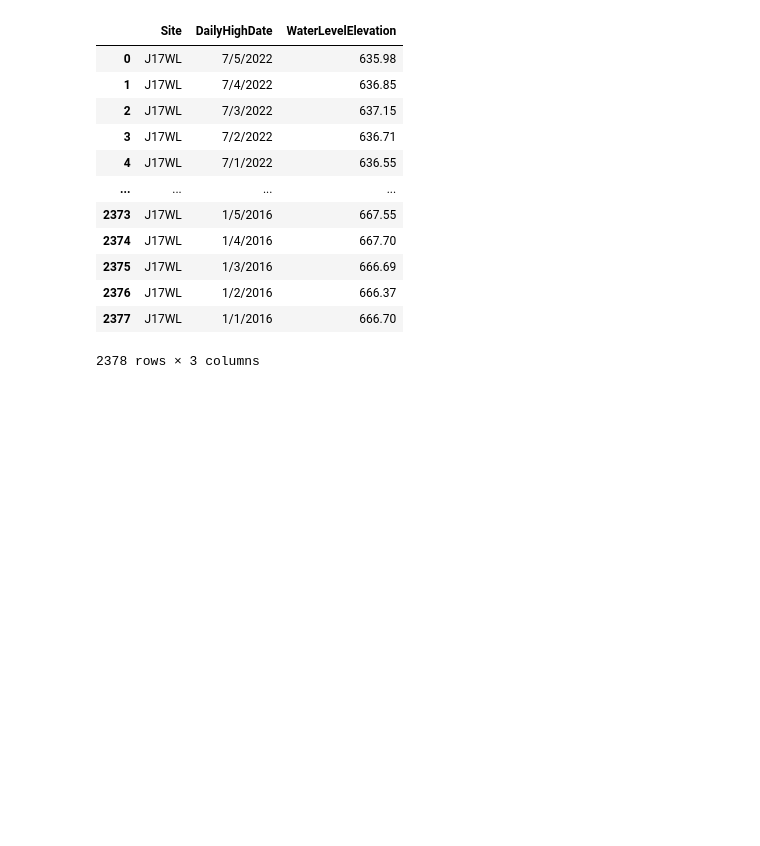
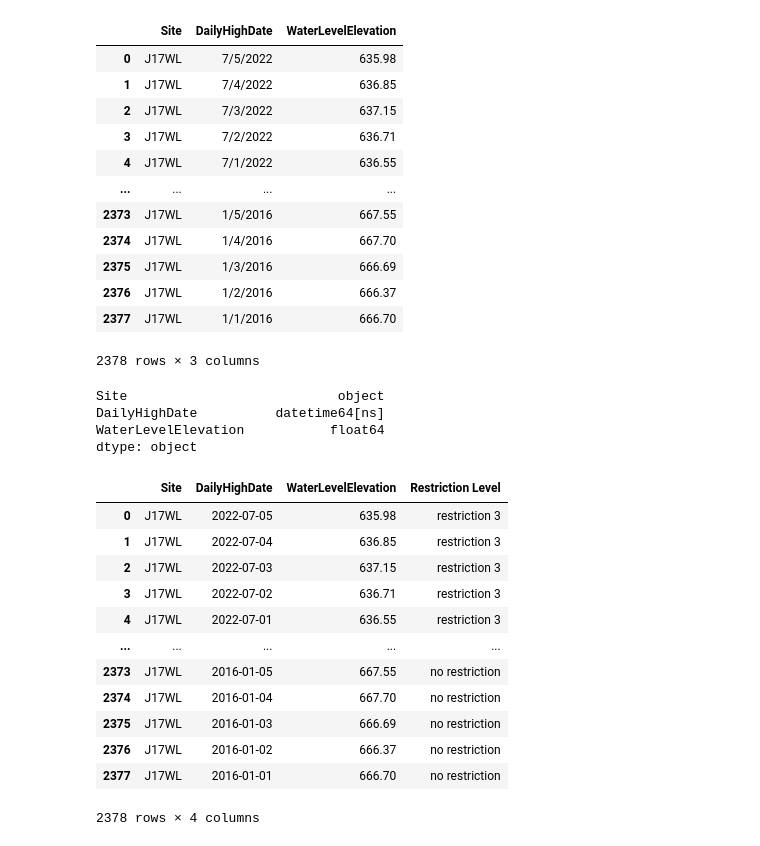
Before and after one commit to Shwetbaba/A-Review-of-the-Effectiveness-of-the-San-Antonio-Water-System-SAWS-Water-Restrictions-Policies, a Jupyter notebook: Group Project-1 Master Code.ipynb, the cells around one changed output. Saved outputs shown, nothing was run; the diff lists cells and outputs as text; code cells hidden in the pictures; blank space fills up the shorter version.

```diff
--- a/Group Project-1 Master Code.ipynb
+++ b/Group Project-1 Master Code.ipynb
@@ -10,12 +13,12 @@ from pprint import pprint
 # %%
 Weather_Path = "Clean Data/SAWeatherAll.csv"
-Drought_Path = "Clean Data/BexarCountyDrought.csv"
+Drought_Path = "Clean Data/dm_export_20160705_20220705.csv"
 J17_Well_Path = "Clean Data/j17.csv"
 
 
 Weather_Data_df = pd.read_csv(Weather_Path, encoding="utf-8")
 Drought_Data_df = pd.read_csv(Drought_Path, encoding="utf-8")
-J17_well_Data_df = pd.read_csv(J17_well_Path, encoding="utf-8")
+J17_Well_Data_df = pd.read_csv(J17_Well_Path, encoding="utf-8")
 # %%
 Weather_Data_df
 # %% [output]
@@ -37,7 +67,7 @@ Weather_Data_df
 # double check and ensure its J17 only
 #clean it
 
-J17_Well_Data_df = J17_well_Data_df.dropna()
+J17_Well_Data_df = J17_Well_Data_df.dropna()
 J17_Well_Data_df
 # %% [output]
 |  | Site | DailyHighDate | WaterLevelElevation |
@@ -53,7 +83,37 @@ J17_Well_Data_df
 | 2376 | J17WL | 1/2/2016 | 666.37 |
 | 2377 | J17WL | 1/1/2016 | 666.70 |
 2378 rows × 3 columns
+# %%
+J17_Well_Data_df = J17_Well_Data_df.dropna()
+J17_Well_Data_df["DailyHighDate"]= pd.to_datetime(J17_Well_Data_df["DailyHighDate"])
+J17_Well_Data_df.dtypes
+# %% [output]
+Site                           object
+DailyHighDate          datetime64[ns]
+WaterLevelElevation           float64
+dtype: object
+# %%
+#create bins for aquifer water level
+waterlevel = [0, 639, 649, 659, 700]
+
+# Create the names for what restriction the city will be placed under based on water level
+restriction = ["restriction 3", " restriction 2", "restriction 1", "no restriction"]
+
+#create a new column for restriction level, we can filter based off these later
+J17_Well_Data_df["Restriction Level"] = pd.cut(J17_Well_Data_df["WaterLevelElevation"], waterlevel, labels=restriction)
 # %%
-#Weather_Data_df
-
-# we need to combine Date Month and Year by creating a new column and use the .todate function at the end
+J17_Well_Data_df
+# %% [output]
+|  | Site | DailyHighDate | WaterLevelElevation | Restriction Level |
+| 0 | J17WL | 2022-07-05 | 635.98 | restriction 3 |
+| 1 | J17WL | 2022-07-04 | 636.85 | restriction 3 |
+| 2 | J17WL | 2022-07-03 | 637.15 | restriction 3 |
+| 3 | J17WL | 2022-07-02 | 636.71 | restriction 3 |
+| 4 | J17WL | 2022-07-01 | 636.55 | restriction 3 |
+| ... | ... | ... | ... | ... |
+| 2373 | J17WL | 2016-01-05 | 667.55 | no restriction |
+| 2374 | J17WL | 2016-01-04 | 667.70 | no restriction |
+| 2375 | J17WL | 2016-01-03 | 666.69 | no restriction |
+| 2376 | J17WL | 2016-01-02 | 666.37 | no restriction |
+| 2377 | J17WL | 2016-01-01 | 666.70 | no restriction |
+2378 rows × 4 columns
```
Also changed, not shown: parts of 13 cells of this notebook.
